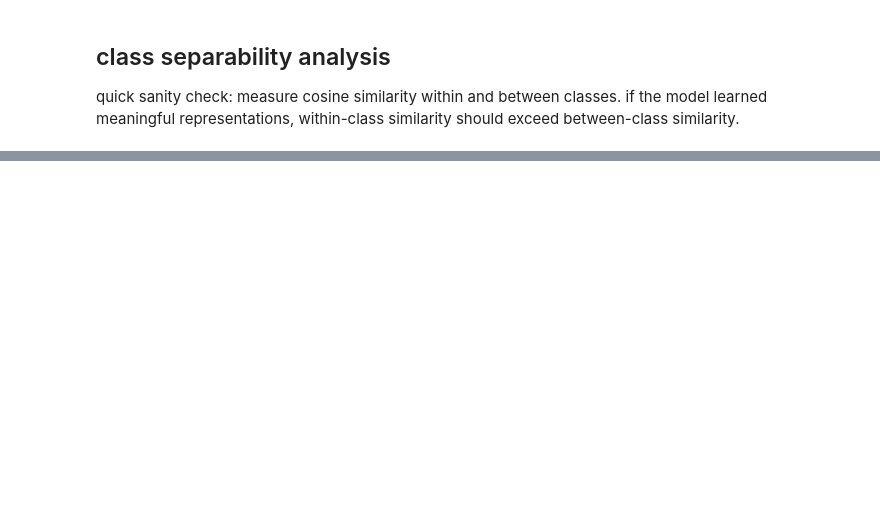
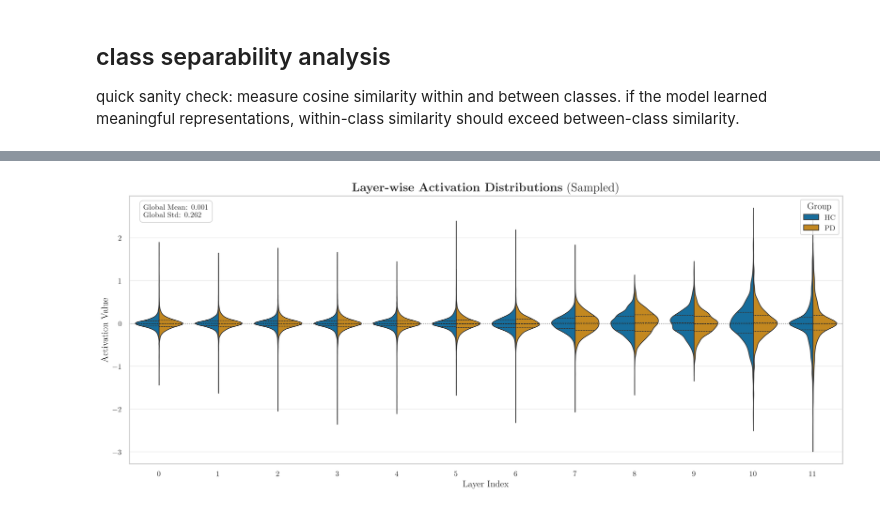
Before and after one commit to smayan-gowda/pd-interpretability, a Jupyter notebook: notebooks/colab/04_extract_activations.ipynb, the cells around one changed output, grey strips where cells are left out. Cells and saved outputs as stored; diff of their text form; code cells hidden in the pictures; blank space fills up the shorter version.

```diff
--- a/notebooks/colab/04_extract_activations.ipynb
+++ b/notebooks/colab/04_extract_activations.ipynb
@@ -732,0 +1018,79 @@ print("\ngpu memory cleared ✓")
+# %%
+import numpy as np
+import pandas as pd
+import seaborn as sns
+import matplotlib.pyplot as plt
+from pathlib import Path
+
+# ensure activations are loaded
+if 'loaded_activations' not in globals():
+    try:
+        activations_path = Path(project_root) / 'data' / 'activations' / activations_filename
+        print(f"reloading activations from {activations_path}...")
+        dtype = loaded_metadata['dtype']
+        shape = tuple(loaded_metadata['shape'])
+        loaded_activations = np.memmap(activations_path, dtype=dtype, mode='r', shape=shape)
+        print("activations reloaded.")
+    except Exception as e:
+        print(f"error reloading activations: {e}")
+        # fallback if path construction fails, assume loaded_activations exists or fail gracefully
+        pass
+
+# prepare data for violin plot
+print("preparing activation distribution data (subsampling for performance)...")
+plot_data = []
+labels_arr = np.array(loaded_metadata['labels'])
+n_samples_per_layer = 5000
+
+hc_indices = np.where(labels_arr == 0)[0]
+pd_indices = np.where(labels_arr == 1)[0]
+
+for layer_idx in range(loaded_metadata['n_layers']):
+    # extract and flatten data for each group in this layer
+    # note: memmap slicing returns a new array or view. Flattening creates a copy.
+    hc_vals = loaded_activations[hc_indices, layer_idx, :].flatten()
+    pd_vals = loaded_activations[pd_indices, layer_idx, :].flatten()
+
+    # random subsample to keep plotting fast and lightweight
+    if len(hc_vals) > n_samples_per_layer:
+        hc_vals = np.random.choice(hc_vals, n_samples_per_layer, replace=False)
+    if len(pd_vals) > n_samples_per_layer:
+        pd_vals = np.random.choice(pd_vals, n_samples_per_layer, replace=False)
+
+    for v in hc_vals:
+        plot_data.append({'Layer': layer_idx, 'Activation': v, 'Group': 'HC'})
+    for v in pd_vals:
+        plot_data.append({'Layer': layer_idx, 'Activation': v, 'Group': 'PD'})
+
+df_violin = pd.DataFrame(plot_data)
+
+# create Violin Plot
+plt.figure(figsize=(14, 6))
+sns.violinplot(
+    data=df_violin,
+    x='Layer',
+    y='Activation',
+    hue='Group',
+    palette=[COLORS['HC'], COLORS['PD']],
+    split=True,
+    inner='quart',
+    linewidth=1,
+    density_norm='width'
+)
+
+plt.axhline(0, color='black', linestyle=':', alpha=0.5, linewidth=1)
+plt.title(r'\textbf{Layer-wise Activation Distributions} (Sampled)', fontsize=16)
+plt.xlabel('Layer Index')
+plt.ylabel('Activation Value')
+plt.legend(title='Group', loc='upper right')
+
+# add global stats annotation
+mean_act = df_violin['Activation'].mean()
+std_act = df_violin['Activation'].std()
+plt.text(0.02, 0.92, f'Global Mean: {mean_act:.3f}\nGlobal Std: {std_act:.3f}',
+         transform=plt.gca().transAxes, fontsize=10,
+         bbox=dict(facecolor='white', alpha=0.9, edgecolor='lightgray', boxstyle='round,pad=0.5'))
+
+plt.tight_layout()
+plt.show()
+# %% [output]
@@ -732,0 +1098 @@ print("\ngpu memory cleared ✓")
+[figure, added]
```
Also changed, not shown: parts of 25 cells of this notebook, 13 other files.
